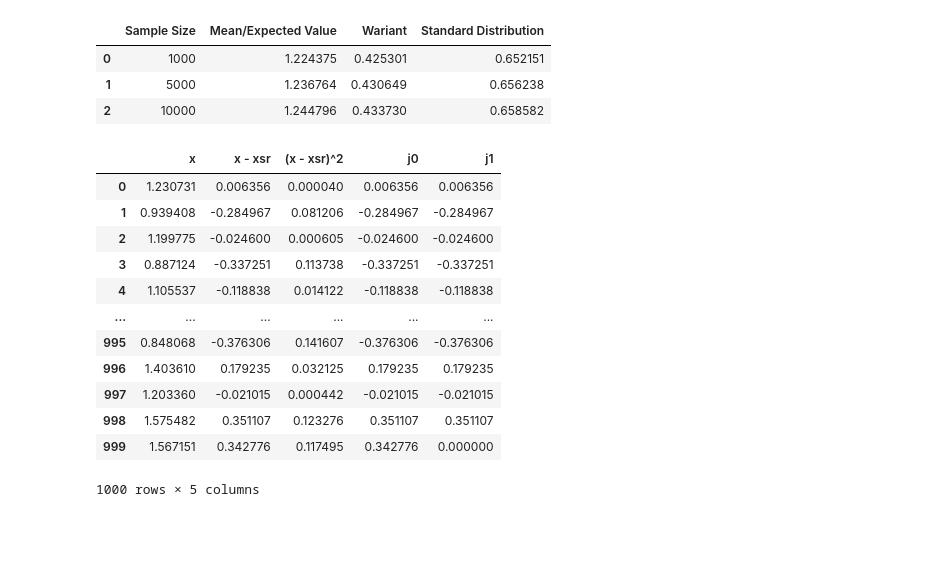
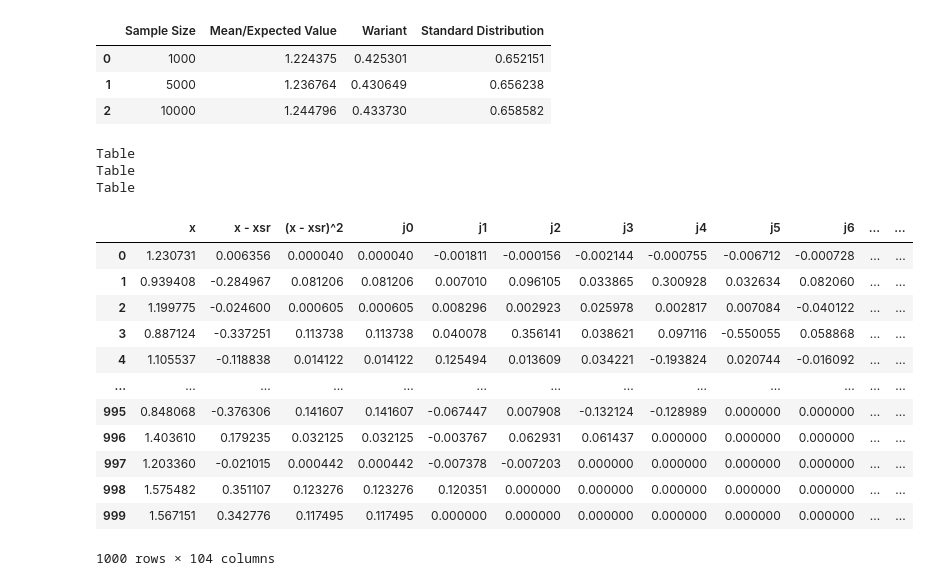
Before and after one commit to slaweksystem/Studia, a Jupyter notebook: Semestr 1/Procesy stochastyczne/zad-1.ipynb, the cells around one changed output. Drawn from its saved outputs; the diff is of its cells as text; code cells hidden in the pictures; blank space fills up the shorter version.

```diff
--- a/Semestr 1/Procesy stochastyczne/zad-1.ipynb
+++ b/Semestr 1/Procesy stochastyczne/zad-1.ipynb
@@ -122,32 +122,39 @@ summary_table
 | 2 | 10000 | 1.244796 | 0.433730 | 0.658582 |
 # %%
 # kowariancja
-
+P_sums = []
 for table in statistic_tables:
+    print("Table")
     samples = len(table)
-    for j in range (2):
+    j_sums = []
+    for j in range (100):
         samples_n_cov = samples - j
-        table[f"j{j}"] = 0
+        table[f"j{j}"] = 0.0
 
         for i, row in table.iterrows():
             if i >= samples_n_cov:
                 break
-            table.loc[i, f"j{j}"] = table["x - xsr"][i]
+            table.loc[i, f"j{j}"] = table["x - xsr"][i] * table["x - xsr"][i+j]
             #table[f"j{j}"][i] = table["x - xsr"][i]
             #print(row[f"j{j}"])
+        j_sums.append(table[f"j{j}"].sum() / samples_n_cov)
+    P_sums.append(j_sums)
 
 statistic_tables[0]
 # %% [output]
+Table
+Table
+Table
-|  | x | x - xsr | (x - xsr)^2 | j0 | j1 |
-| 0 | 1.230731 | 0.006356 | 0.000040 | 0.006356 | 0.006356 |
-| 1 | 0.939408 | -0.284967 | 0.081206 | -0.284967 | -0.284967 |
-| 2 | 1.199775 | -0.024600 | 0.000605 | -0.024600 | -0.024600 |
-| 3 | 0.887124 | -0.337251 | 0.113738 | -0.337251 | -0.337251 |
-| 4 | 1.105537 | -0.118838 | 0.014122 | -0.118838 | -0.118838 |
-| ... | ... | ... | ... | ... | ... |
-| 995 | 0.848068 | -0.376306 | 0.141607 | -0.376306 | -0.376306 |
-| 996 | 1.403610 | 0.179235 | 0.032125 | 0.179235 | 0.179235 |
-| 997 | 1.203360 | -0.021015 | 0.000442 | -0.021015 | -0.021015 |
-| 998 | 1.575482 | 0.351107 | 0.123276 | 0.351107 | 0.351107 |
-| 999 | 1.567151 | 0.342776 | 0.117495 | 0.342776 | 0.000000 |
+|  | x | x - xsr | (x - xsr)^2 | j0 | j1 | j2 | j3 | j4 | j5 | j6 | ... | ... |
+| 0 | 1.230731 | 0.006356 | 0.000040 | 0.000040 | -0.001811 | -0.000156 | -0.002144 | -0.000755 | -0.006712 | -0.000728 | ... | ... |
+| 1 | 0.939408 | -0.284967 | 0.081206 | 0.081206 | 0.007010 | 0.096105 | 0.033865 | 0.300928 | 0.032634 | 0.082060 | ... | ... |
+| 2 | 1.199775 | -0.024600 | 0.000605 | 0.000605 | 0.008296 | 0.002923 | 0.025978 | 0.002817 | 0.007084 | -0.040122 | ... | ... |
+| 3 | 0.887124 | -0.337251 | 0.113738 | 0.113738 | 0.040078 | 0.356141 | 0.038621 | 0.097116 | -0.550055 | 0.058868 | ... | ... |
+| 4 | 1.105537 | -0.118838 | 0.014122 | 0.014122 | 0.125494 | 0.013609 | 0.034221 | -0.193824 | 0.020744 | -0.016092 | ... | ... |
+| ... | ... | ... | ... | ... | ... | ... | ... | ... | ... | ... | ... | ... |
+| 995 | 0.848068 | -0.376306 | 0.141607 | 0.141607 | -0.067447 | 0.007908 | -0.132124 | -0.128989 | 0.000000 | 0.000000 | ... | ... |
+| 996 | 1.403610 | 0.179235 | 0.032125 | 0.032125 | -0.003767 | 0.062931 | 0.061437 | 0.000000 | 0.000000 | 0.000000 | ... | ... |
+| 997 | 1.203360 | -0.021015 | 0.000442 | 0.000442 | -0.007378 | -0.007203 | 0.000000 | 0.000000 | 0.000000 | 0.000000 | ... | ... |
+| 998 | 1.575482 | 0.351107 | 0.123276 | 0.123276 | 0.120351 | 0.000000 | 0.000000 | 0.000000 | 0.000000 | 0.000000 | ... | ... |
+| 999 | 1.567151 | 0.342776 | 0.117495 | 0.117495 | 0.000000 | 0.000000 | 0.000000 | 0.000000 | 0.000000 | 0.000000 | ... | ... |
-1000 rows × 5 columns
+1000 rows × 104 columns
```
Also changed, not shown: parts of 5 cells of this notebook, 2 other files.
